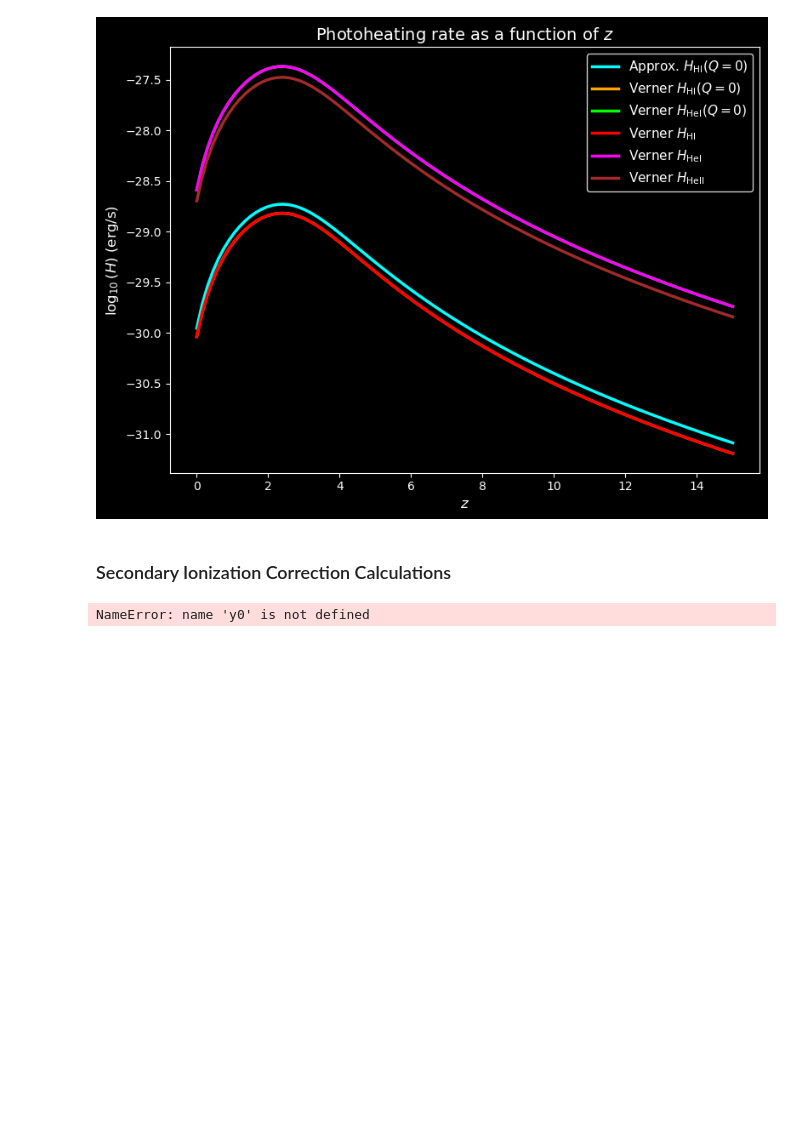
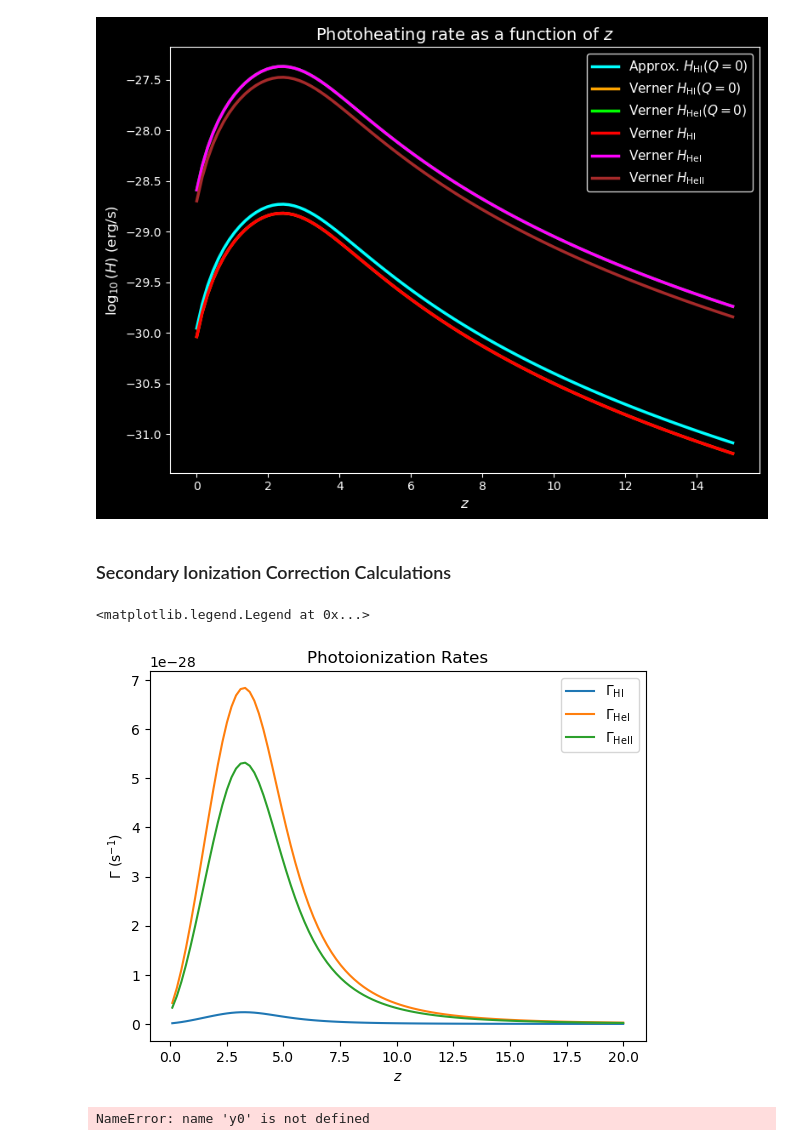
Before and after one commit to ysvaditya05/Galaxy-Formation, a Jupyter notebook: Notebooks/XRay_Heating.ipynb, the cells around one changed output. Drawn from its saved outputs; the diff is of its cells as text; code cells hidden in the pictures; blank space fills up the shorter version.

```diff
--- a/Notebooks/XRay_Heating.ipynb
+++ b/Notebooks/XRay_Heating.ipynb
@@ -1591,6 +1593,19 @@ def PhotoIonRate_HeII_FullSigma_reion(z): #Obs redshift
 #np.savetxt("../Data/PhotoIonRate_reion_ValsData.csv", PhotoIonRate_reion_vals_Data, delimiter = ",", header = "PhotoIonRate_HI, PhotoIonRate_HeI, PhotoIonRate_HeII")
 # %%
 PhotoIonRate_HI_vals_FullSigma_reion, PhotoIonRate_HeI_vals_FullSigma_reion, PhotoIonRate_HeII_vals_FullSigma_reion = np.genfromtxt("../Data/PhotoIonRate_reion_ValsData.csv", unpack = True, delimiter = ",", skip_header = 1)
+# %%
+plt.plot(z_range, PhotoIonRate_HI_vals_FullSigma_reion, label = r'$\Gamma_\text{HI}$')
+plt.plot(z_range, PhotoIonRate_HeI_vals_FullSigma_reion, label = r'$\Gamma_\text{HeI}$')
+plt.plot(z_range, PhotoIonRate_HeII_vals_FullSigma_reion, label = r'$\Gamma_\text{HeII}$')
+
+plt.xlabel(r'$z$')
+plt.ylabel(r'$\Gamma$ (s$^{-1}$)')
+plt.title(r'Photoionization Rates')
+
+plt.legend()
+# %% [output]
+<matplotlib.legend.Legend at 0x...>
+[figure, added]
 # %%
 Gamma_HI_interp = interp1d(z_grid, PhotoIonRate_HI_vals_FullSigma_reion, fill_value="extrapolate")
 Gamma_HeI_interp = interp1d(z_grid, PhotoIonRate_HeI_vals_FullSigma_reion, fill_value="extrapolate")
```
Also changed, not shown: parts of 3 cells of this notebook, 2 other files.
